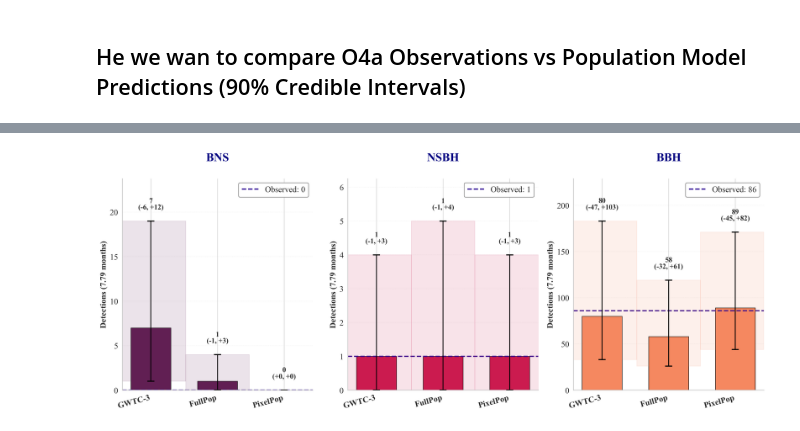
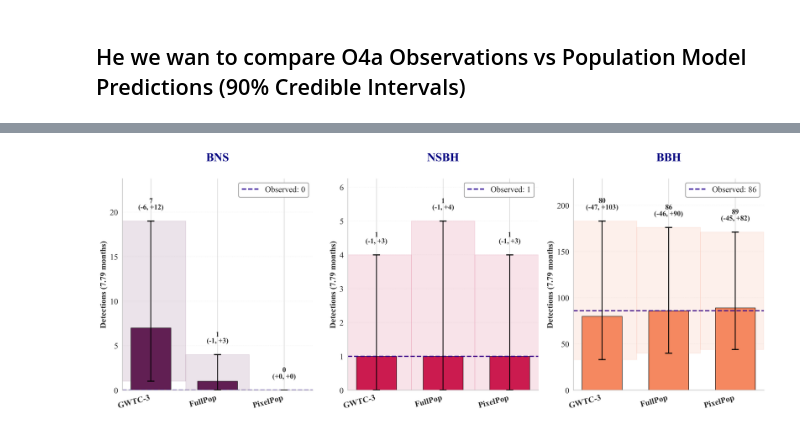
Before and after one commit to weizmannk/cbc-population-distributions, a Jupyter notebook: scripts/notebooks/detection_rate.ipynb, the cells around one changed output, grey strips where cells are left out. Drawn from its saved outputs; the diff is of its cells as text; code cells hidden in the pictures.

```diff
--- a/scripts/notebooks/detection_rate.ipynb
+++ b/scripts/notebooks/detection_rate.ipynb
@@ -442,7 +442,7 @@ Fiducial merger rates, gwtc3 $(Gpc^{-3} yr^{-1}$)
 # same mass1/mass2 samples used to generate the injection sets, apply the
 # ns_max_mass threshold, and take the fraction in each class.
 CBC_SAMPLE_FILES = {
-    "fullpop": "../../data/raw/fullpop_gwtc5.h5",
+    "fullpop": "../../data/raw/fullpop_grid.h5",
     "pixelpop": "../../data/raw/pixelpop.h5",
 }
 
@@ -515,7 +515,7 @@ the simulation Merger rate, for that use this command line in terminal or import
 # model's injection set. It depends on the model (fullpop vs pixelpop),
 # not on the observing run, so O4a and O4b share the same two values.
 SIM_RATES = {
-    "fullpop": 4.664849044619958e-06,
+    "fullpop": 4.0205181441412364e-06,
     "pixelpop": 2.9357304257800837e-06,
 }
 
@@ -994,6 +994,8 @@ print(f"\n Results exported to: {output_file}")
 # %% [markdown]
 ## He we wan to compare O4a Observations vs Population Model Predictions (90% Credible Intervals)
 # %%
+import os
+
 logger.info("GWTC-3, FullPop and PixelPop vs the O4a observation, spanning 7.79 months")
 
 sns.set_style("whitegrid")
@@ -1020,7 +1022,7 @@ _O4A_RUN_CONFIGS = {
     "FullPop": {
         "duration": run_durations["O4a"]["years"],
         "sim_rate": SIM_RATES["fullpop"],
-        "detections": {"BNS": 121, "NSBH": 171, "BBH": 4184},
+        "detections": {"BNS": 106, "NSBH": 125, "BBH": 5333},
         "model": "fullpop",
     },
     "PixelPop": {
@@ -1185,5 +1187,14 @@ for idx, pop in enumerate(populations):
     ax.spines["right"].set_visible(False)
 
 plt.tight_layout(rect=[0, 0.04, 1, 0.96])
+
+os.makedirs("../outputs/detection_rate", exist_ok=True)
+fig.savefig(
+    "../outputs/detection_rate/O4a_detection_rate_comparison.pdf", bbox_inches="tight"
+)
+fig.savefig(
+    "../outputs/detection_rate/O4a_detection_rate_comparison.png", bbox_inches="tight"
+)
+
 plt.show()
 # %% [output]
@@ -1191 +1202 @@ plt.show()
-[figure, old version]
+[figure, new version]
```
Also changed, not shown: parts of 8 cells of this notebook, 42 other files.
